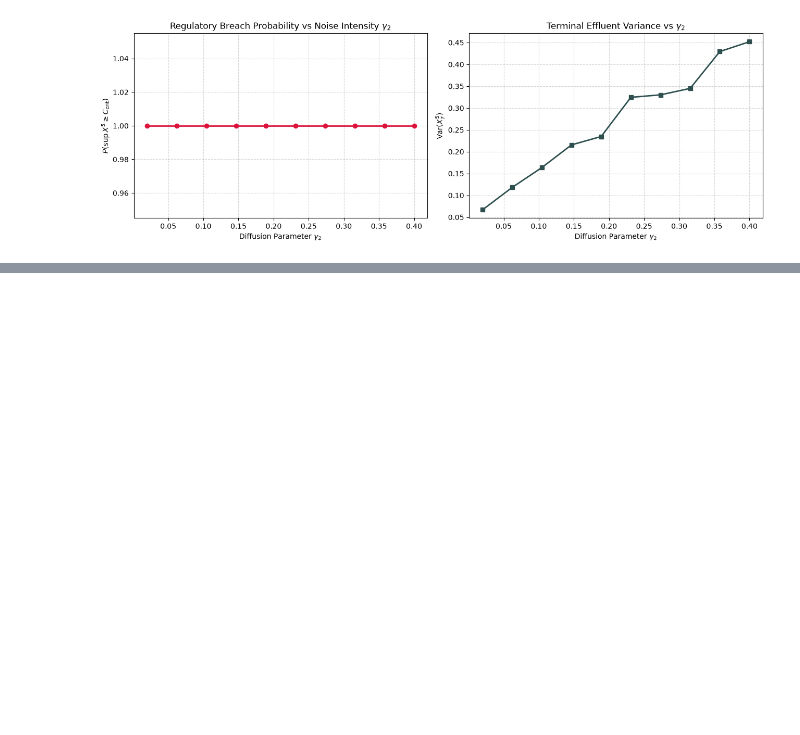
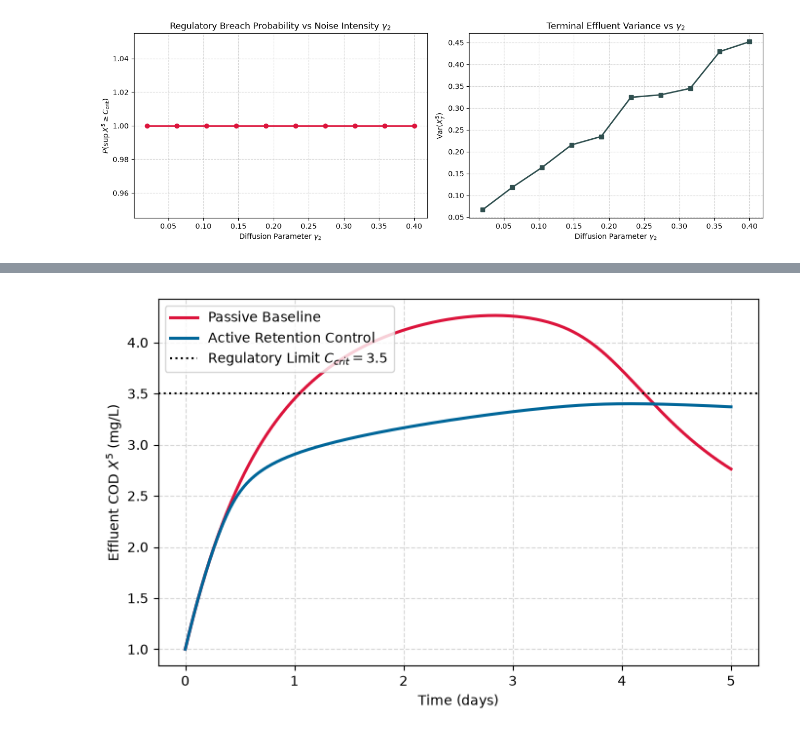
Before and after one commit to AKwasTaken/BrownianDecay, a Jupyter notebook: BioWasteTreatment/simulation.ipynb, the cells around one changed output, grey strips where cells are left out. Drawn from its saved outputs; the diff is of its cells as text; code cells hidden in the pictures; blank space fills up the shorter version.

Commit message:
new graphs, not added yet

```diff
--- a/BioWasteTreatment/simulation.ipynb
+++ b/BioWasteTreatment/simulation.ipynb
@@ -664,0 +775,80 @@ plt.show()
+# %%
+# ---------------- PLOTS (Saved as individual PDFs) ----------------
+
+# Plot 1: Effluent Concentration Comparison
+fig, ax = plt.subplots(figsize=(7, 4.5))
+ax.plot(
+    t,
+    np.mean(X_base[4, :, :], axis=1),
+    color="crimson",
+    lw=2.2,
+    label="Passive Baseline",
+)
+ax.plot(
+    t,
+    np.mean(X_ctrl[4, :, :], axis=1),
+    color="#006699",
+    lw=2.2,
+    label="Active Retention Control",
+)
+ax.axhline(
+    C_crit,
+    color="black",
+    linestyle=":",
+    lw=1.5,
+    label=rf"Regulatory Limit $C_{{crit}} = {C_crit}$",
+)
+ax.set_xlabel("Time (days)")
+ax.set_ylabel(r"Effluent COD $X^5$ (mg/L)")
+ax.legend(loc="upper left")
+ax.grid(True, linestyle="--", alpha=0.5)
+fig.tight_layout()
+fig.savefig(
+    os.path.join(output_dir, "control_effluent_comparison.pdf"), format="pdf"
+)
+plt.show()
+
+# Plot 2: Regulatory Survival Comparison
+fig, ax = plt.subplots(figsize=(7, 4.5))
+ax.plot(t, surv_base, color="crimson", lw=2.2, label="Passive Baseline")
+ax.plot(
+    t, surv_ctrl, color="#006699", lw=2.2, label="Active Retention Control"
+)
+ax.set_xlabel("Time (days)")
+ax.set_ylabel(r"Survival Probability $S(t) = P(\tau > t)$")
+ax.legend(loc="lower left")
+ax.grid(True, linestyle="--", alpha=0.5)
+fig.tight_layout()
+fig.savefig(
+    os.path.join(output_dir, "control_survival_comparison.pdf"), format="pdf"
+)
+plt.show()
+
+# Plot 3: Cumulative Mass Removal Efficiency Comparison
+fig, ax = plt.subplots(figsize=(7, 4.5))
+ax.plot(
+    t,
+    np.mean(eta_base, axis=1),
+    color="crimson",
+    lw=2.2,
+    label="Passive Baseline",
+)
+ax.plot(
+    t,
+    np.mean(eta_ctrl, axis=1),
+    color="#006699",
+    lw=2.2,
+    label="Active Retention Control",
+)
+ax.set_xlabel("Time (days)")
+ax.set_ylabel(r"Cumulative Waste Removed $\eta_{\mathrm{mass}}$ (%)")
+ax.set_ylim(-5, 100)
+ax.legend(loc="upper right")
+ax.grid(True, linestyle="--", alpha=0.5)
+fig.tight_layout()
+fig.savefig(
+    os.path.join(output_dir, "control_efficiency_comparison.pdf"), format="pdf"
+)
+plt.show()
+# %% [output]
+[figure, added]
```
Also changed, not shown: parts of 5 cells of this notebook, 5 other files.
